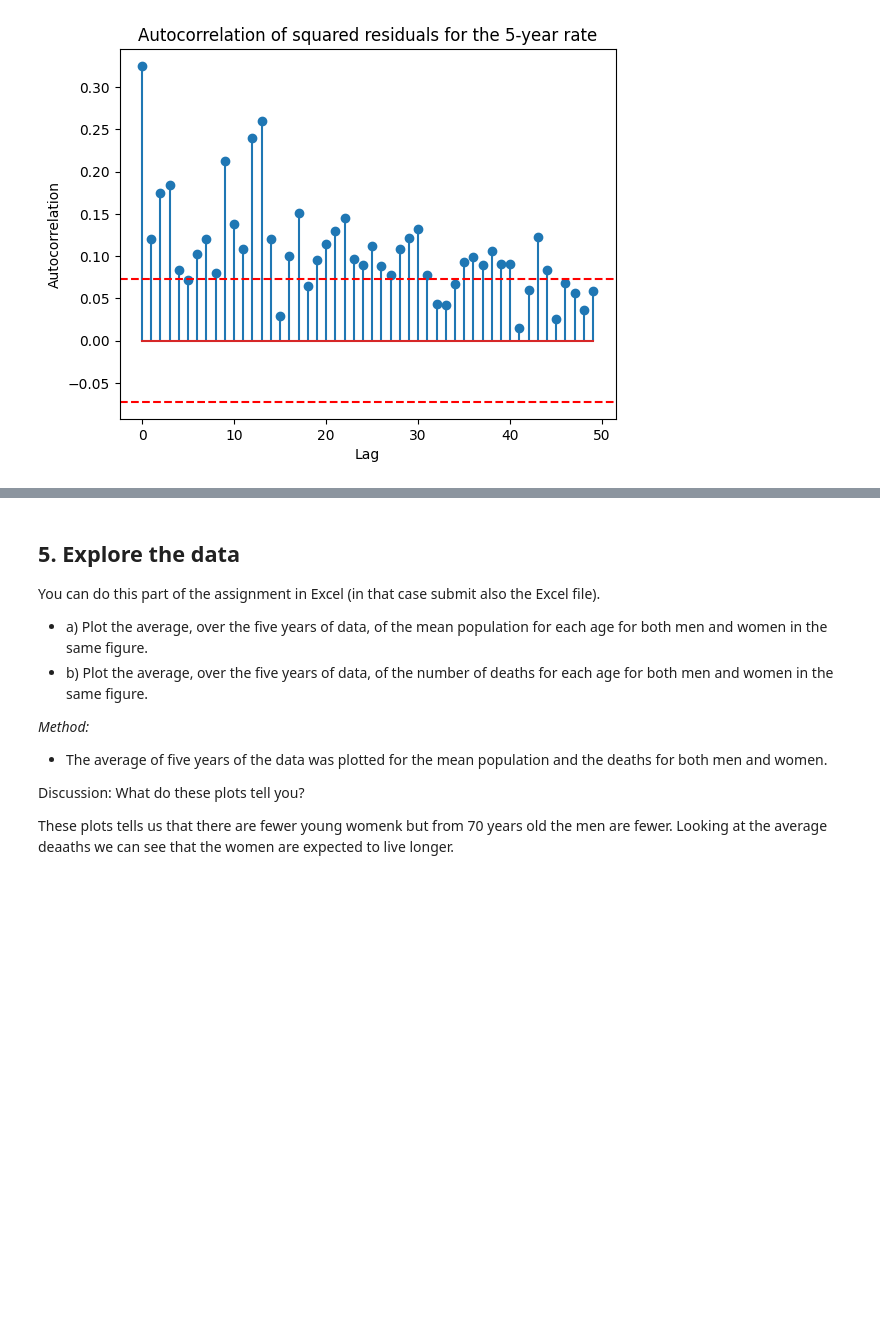
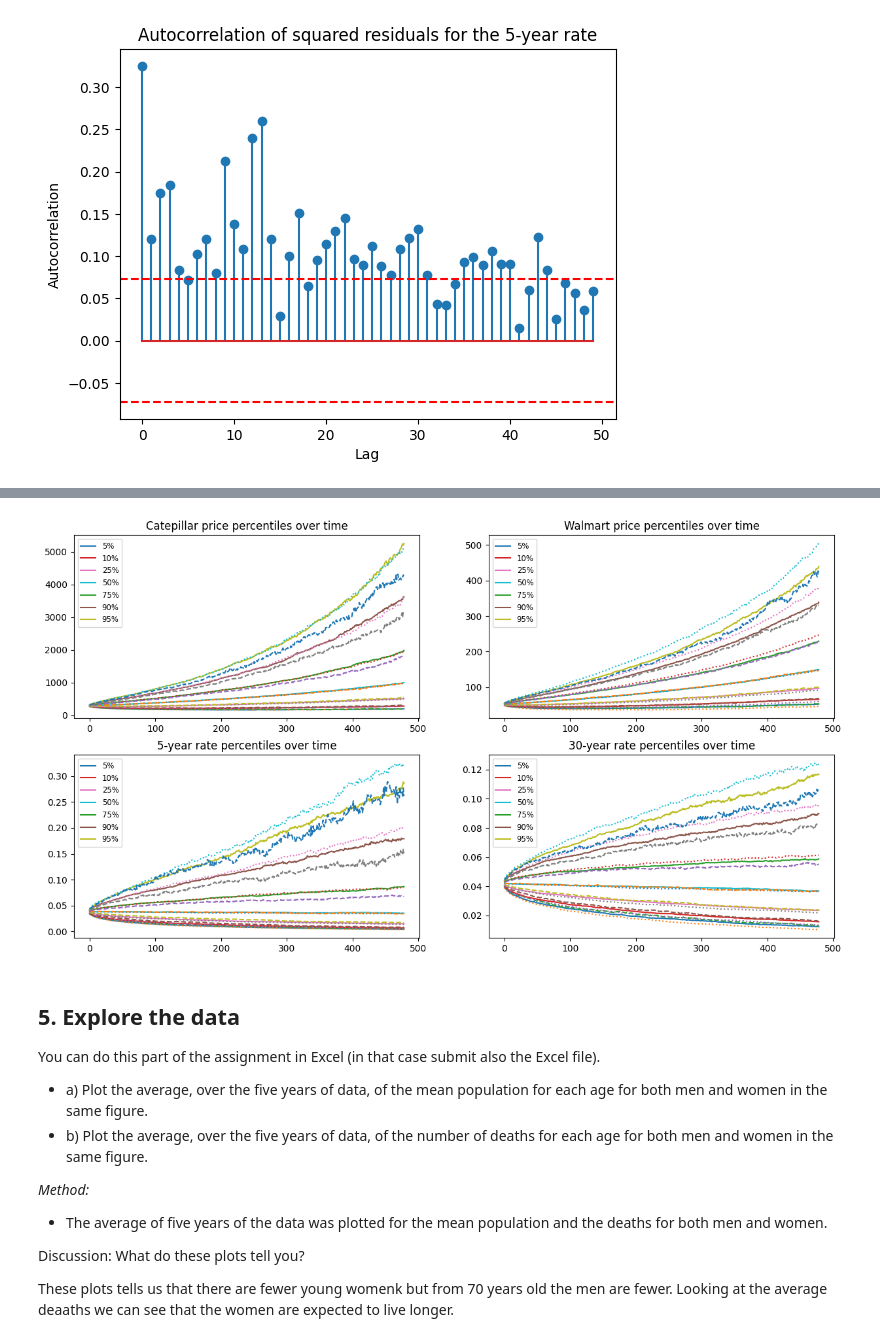
Before and after one commit to JohanHerbert/Lab2_ERM, a Jupyter notebook: Lab2_notebook.ipynb, the cells around one changed output, grey strips where cells are left out. Drawn from its saved outputs; the diff is of its cells as text; code cells hidden in the pictures; blank space fills up the shorter version.

```diff
--- a/Lab2_notebook.ipynb
+++ b/Lab2_notebook.ipynb
@@ -753,0 +631,17 @@ def ReturnSimulator(Z, A_0, A_1, C, Y_old):
+# %%
+# c)
+simulations = 1000
+weeklyTimestep = 480
+numberOfStocks = len(AllAssetsLR.columns)
+
+covMat = AllAssetsLR.cov()
+
+choleskyMatrix = np.linalg.cholesky(covMat)
+
+# Generate random number cube where depth is simulations, height is stocks, width is time steps
+Z = np.random.standard_normal((simulations, numberOfStocks,  weeklyTimestep))
+Y0 = AllAssetsLR.iloc[-1:].values
+
+D_0 = np.diag(np.array(volatilityDF.iloc[-1,:].values, dtype=np.float64))
+Epsilon_0 = errorDF.iloc[-1,:].values
+simulatedLrDCC = VAR1DCCSimulator(Y0, D_0,Epsilon_0, Z, A0, A1, delta, gamma, resMat, R)
@@ -754,3 +670,48 @@ def ReturnSimulator(Z, A_0, A_1, C, Y_old):
+# %%
+percentiles = ['5%', '10%', '25%', '50%', '75%', '90%', '95%']
+fig, ax = plt.subplots(2, 2, figsize=(15, 8))
+
+for i, label in enumerate(percentiles):
+    ax[0, 0].plot(catepillarPercentile[1:, i], label=label)
+    ax[0, 0].plot(catepillarPercentileHS[1:, i], linestyle = 'dotted')
+    ax[0, 0].plot(catepillarPercentileDCC[1:, i],   linestyle = 'dashed')
+
+
+ax[0, 0].set_title('Catepillar price percentiles over time')
+ax[0, 0].legend(fontsize = 'small')
+
+for i, label in enumerate(percentiles):
+    ax[0, 1].plot(walmartPercentile[1:, i], label=label)
+    ax[0, 1].plot(walmartPercentileHS[1:, i], linestyle = 'dotted')
+    ax[0, 1].plot(walmartPercentileDCC[1:, i],  linestyle = 'dashed')
+
+
+ax[0, 1].set_title('Walmart price percentiles over time')
+ax[0, 1].legend(fontsize = 'small')
+
+for i, label in enumerate(percentiles):
+    ax[1, 0].plot(fiveYearPercentile[1:, i], label=label)
+    ax[1, 0].plot(fiveYearPercentileHS[1:, i], linestyle = 'dotted')
+    ax[1, 0].plot(fiveYearPercentileDCC[1:, i],   linestyle = 'dashed')
+
+
+
+ax[1, 0].set_title('5-year rate percentiles over time')
+ax[1, 0].legend(fontsize = 'small')
+
+for i, label in enumerate(percentiles):
+    ax[1, 1].plot(thirtyYearPercentile[1:, i], label=label)
+    ax[1, 1].plot(thirtyYearPercentileHS[1:, i], linestyle = 'dotted')
+    ax[1, 1].plot(thirtyYearPercentileDCC[1:, i],  linestyle = 'dashed')
+
+
+
+ax[1, 1].set_title('30-year rate percentiles over time')
+ax[1, 1].legend(fontsize = 'small')
+
+plt.show()
+# %% [output]
+[figure, added]
 # %% [markdown]
 ## 5. Explore the data
 You can do this part of the assignment in Excel (in that case submit also the Excel file).
```
Also changed, not shown: parts of 18 cells of this notebook.
